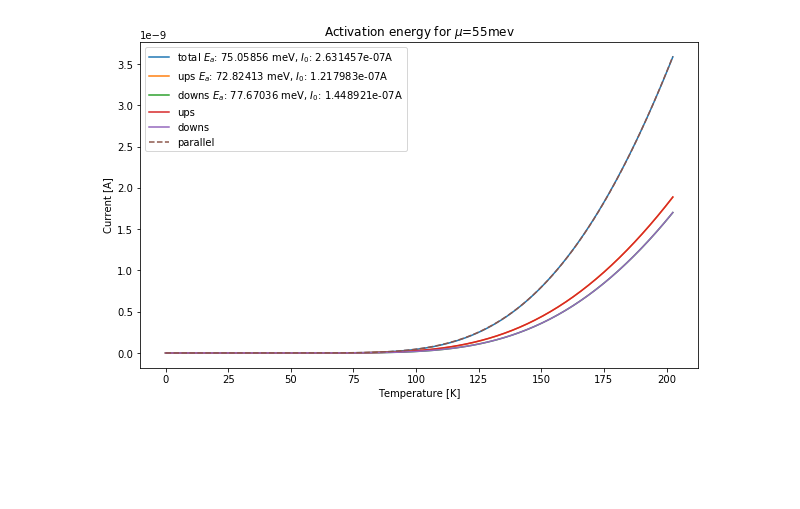
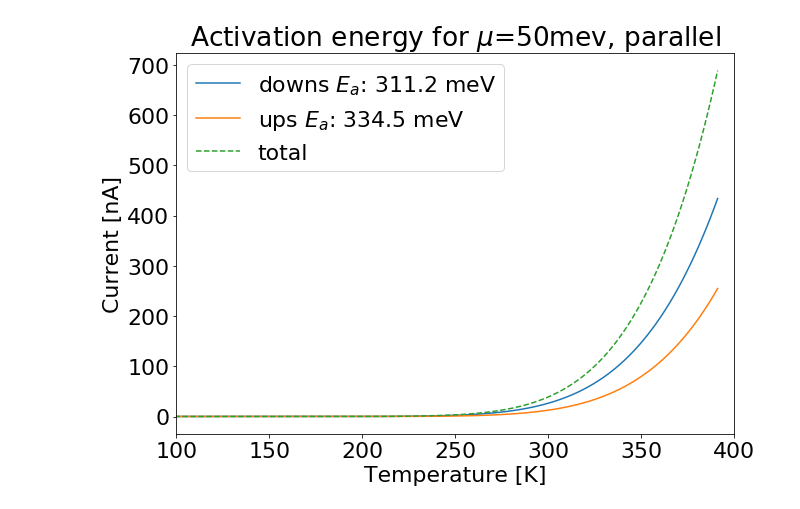
Before and after one commit to paragonal/graphene-quantum-dot, a Jupyter notebook: data_analysis.ipynb, the cells around one changed output. Cells and saved outputs as stored; diff of their text form; code cells hidden in the pictures; blank space fills up the shorter version.

```diff
--- a/data_analysis.ipynb
+++ b/data_analysis.ipynb
@@ -58,65 +55,82 @@ plt.show()
 # %%
-
+### Cell to fit thermal activation equation and display it ###
 v_sd = 5/1000
-left_pot = v_sd / 2 * ev_to_j
-right_pot = -v_sd / 2 * ev_to_j
-
-
-name = "55"
-E_z = 0.0 * ev_to_j #dont' comment this out!!!
-data = np.load("data/150_angstroms/5mV_Z10meV.npy", allow_pickle=True)
-_, energies, total, spin_downs, spin_ups = np.array(data)
-
-doping_level = float(name)/1000 * ev_to_j
+left_pot = v_sd / 2
+right_pot = -v_sd / 2
+name = "50"  ### Use this to control the doping level being looked at, in meV
+E_z = 0.0 * ev_to_j # Defines a manual shift, if wanted to be 0 keep this at 0, do not comment out!
+data = np.load("data/testing_parallel.npy", allow_pickle=True)
+_, energies, total, spin_downs, spin_ups = np.array(data) # unpack our data
+doping_level = float(name)/1000
 mu_left = doping_level+left_pot
 mu_right = doping_level+right_pot
 
 currents = []
 ups = []
 downs = []
 
-t_max = lambda x: 400*np.exp(-(x/ev_to_j*15)**2)
+### Function to ensure better fitting, can change the prefactor as wanted
+t_max = lambda x: 200*np.exp(-(x*3)**2)
 temps = np.linspace(0,t_max(doping_level), 200)
+
+
+def middle_mask(x):
+    '''
+    Function to filter out small peaks in gap for antiparallel case
+    '''
+    return np.array([0 if abs(i) < 0.1 else 1 for i in x])
+
+# calculate currents
 for temp in temps:
     occupation_differences_up \
         = fermi(energies+E_z, mu_left, temp) - fermi(energies+E_z, mu_right, temp)
 
     occupation_differences_down \
         = fermi(energies-E_z, mu_left, temp) - fermi(energies-E_z, mu_right, temp)
 
-    down_current = trapz(spin_downs * occupation_differences_down / q_e, energies)
-    up_current = trapz(spin_ups * occupation_differences_up / q_e, energies)
-
+    down_current = trapz(spin_downs * occupation_differences_down * middle_mask(energies), energies)
+    up_current = trapz(spin_ups * occupation_differences_up * middle_mask(energies), energies)
     ups.append(up_current)
     downs.append(down_current)
-    currents.append(up_current+down_current)
+    currents.append(up_current + down_current )
 
-plt.figure(figsize=(10,6))
+
+# plot currents
+plt.figure(figsize=(10,7))
+
+f, ps = fit_thermal_activation(temps, downs)
+fitted = f(temps)
+plt.plot(temps, (fitted)*1e9,label="downs $E_a$: {} meV".format(round(1000*ps[0]/ev_to_j,1)))
+
+f, ps = fit_thermal_activation(temps, ups)
+fitted = f(temps)
+plt.plot(temps, (fitted)*1e9, label="ups $E_a$: {} meV".format(round(1000*ps[0]/ev_to_j,1)))
+
 
 f, ps = fit_thermal_activation(temps, currents)
 fitted = f(temps)
-plt.plot(temps, fitted, label="total $E_a$: {} meV, $I_0$: {}A".format(round(1000*ps[0]/ev_to_j,5), round(ps[1],13)))
-
-f, ps = fit_thermal_activation(temps, ups)
-fitted = f(temps)
-plt.plot(temps, fitted, label="ups $E_a$: {} meV, $I_0$: {}A".format(round(1000*ps[0]/ev_to_j,5), round(ps[1],13)))
-
-f, ps = fit_thermal_activation(temps, downs)
-fitted = f(temps)
-plt.plot(temps, fitted, label="downs $E_a$: {} meV, $I_0$: {}A".format(round(1000*ps[0]/ev_to_j,5), round(ps[1],13)))
+plt.plot(temps, (fitted)*1e9, "--",label="total",)# $E_a$: {} meV".format(round(1000*ps[0]/ev_to_j,1)))
 
 
-plt.plot(temps, ups, label = "ups")
-plt.plot(temps, downs, label = "downs")
-plt.plot(temps, currents,"--", label = "parallel", )
+plt.plot(temps, (downs))
+plt.plot(temps, (ups))
+plt.plot(temps, (currents),"--" )
 
 plt.legend()
 plt.xlabel("Temperature [K]")
-plt.ylabel("Current [A]")
-plt.title("Activation energy for $\mu$={}mev".format(name))
-# plt.savefig("graphs/Activation energies/5mV_gapless/activation {}mev".format(name))
+plt.ylabel("Current [nA]")
+plt.title("Activation energy for $\mu$={}mev, parallel".format(name))
+plt.xlim(100,400)
+
+
+font = {'family' : 'normal',
+        'weight' : 'normal',
+        'size'   : 22}
+
+plt.rc('font', **font)
+plt.savefig("graphs/Activation energies/activation {}mev".format(name))
 
 plt.show()
 # %% [output]
-[figure, old version]
+[figure, new version]
 # %%
```
Also changed, not shown: parts of 7 cells of this notebook, 4 other files.
